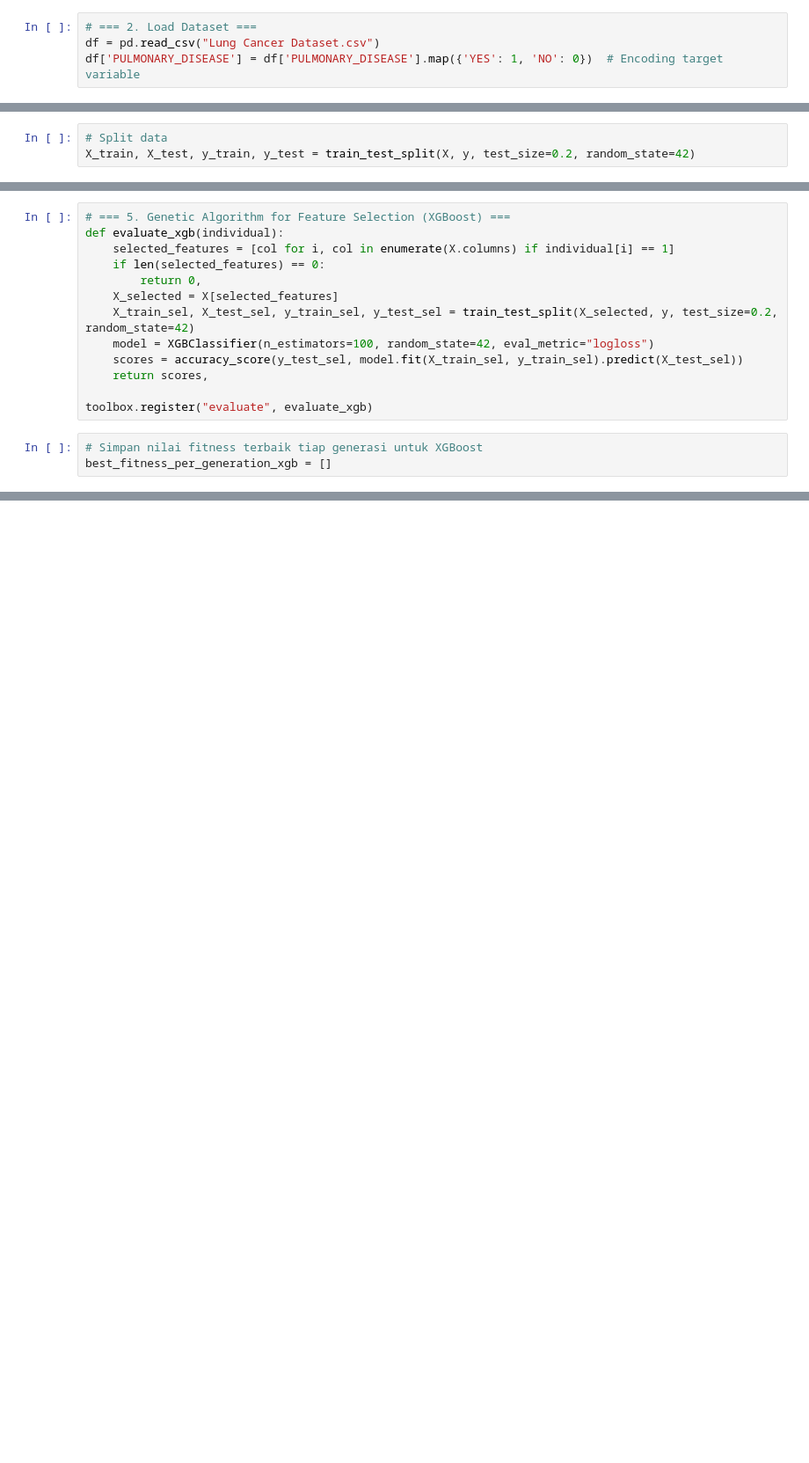
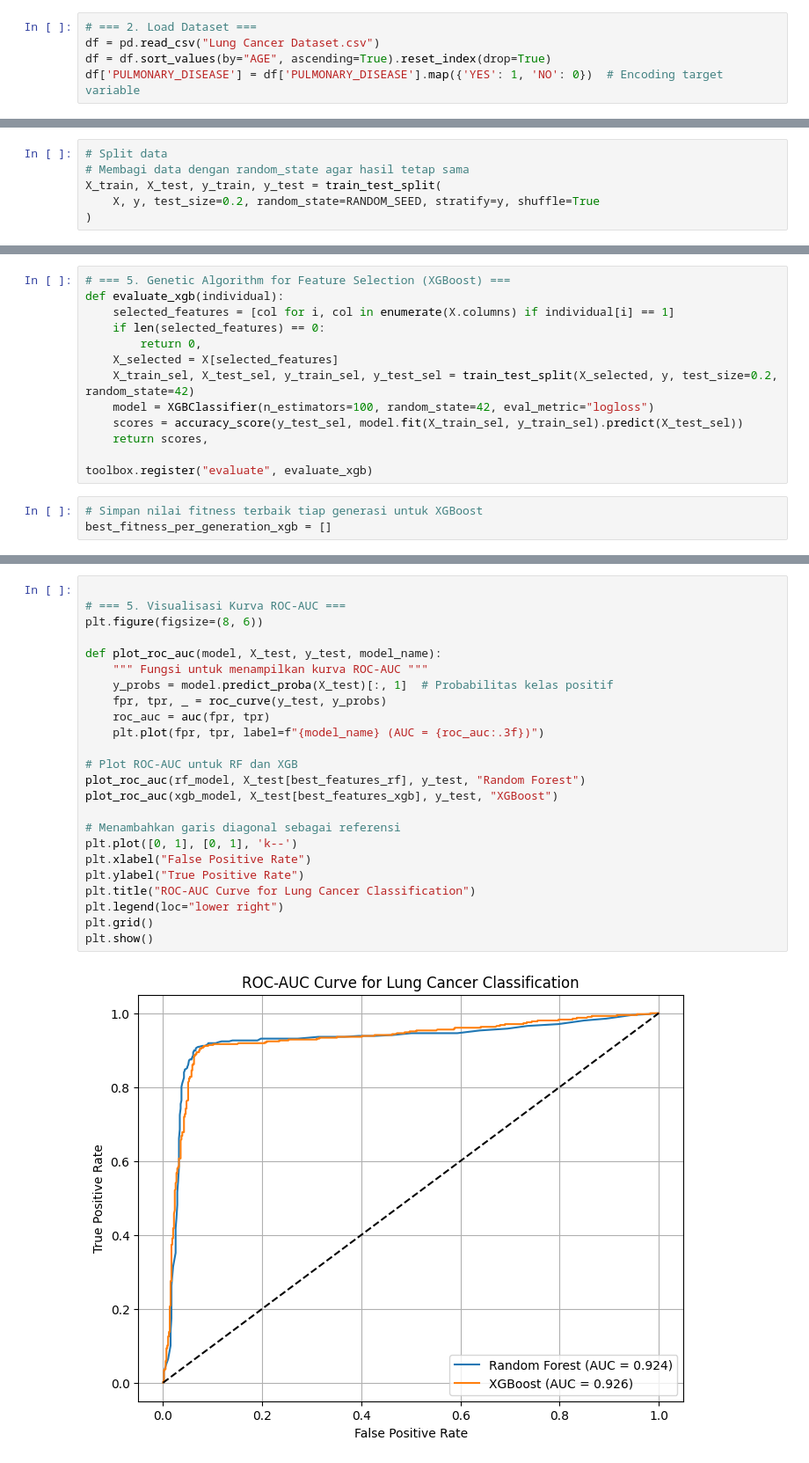
Before and after one commit to egabudiman/lung_cancer, a Jupyter notebook: lung_cancer_RF_XGBoost_best_Feature.ipynb, the cells around one changed output, grey strips where cells are left out. Shown: that part at 88% size. Cells and saved outputs as stored; diff of their text form; blank space fills up the shorter version.

```diff
--- a/lung_cancer_RF_XGBoost_best_Feature.ipynb
+++ b/lung_cancer_RF_XGBoost_best_Feature.ipynb
@@ -12,6 +32,7 @@ from deap import base, creator, tools, algorithms
 # %%
 # === 2. Load Dataset ===
 df = pd.read_csv("Lung Cancer Dataset.csv")
+df = df.sort_values(by="AGE", ascending=True).reset_index(drop=True)
 df['PULMONARY_DISEASE'] = df['PULMONARY_DISEASE'].map({'YES': 1, 'NO': 0})  # Encoding target variable
 # %%
 # Pisahkan fitur dan target
@@ -22,7 +43,10 @@ y = df['PULMONARY_DISEASE']
 X = pd.get_dummies(X)
 # %%
 # Split data
-X_train, X_test, y_train, y_test = train_test_split(X, y, test_size=0.2, random_state=42)
+# Membagi data dengan random_state agar hasil tetap sama
+X_train, X_test, y_train, y_test = train_test_split(
+    X, y, test_size=0.2, random_state=RANDOM_SEED, stratify=y, shuffle=True
+)
 # %%
 # === 3. Parameter Genetic Algorithm ===
 POPULATION_SIZE = 20  # Ukuran populasi
@@ -226,0 +283,26 @@ print(df_results)
+# %%
+
+# === 5. Visualisasi Kurva ROC-AUC ===
+plt.figure(figsize=(8, 6))
+
+def plot_roc_auc(model, X_test, y_test, model_name):
+    """ Fungsi untuk menampilkan kurva ROC-AUC """
+    y_probs = model.predict_proba(X_test)[:, 1]  # Probabilitas kelas positif
+    fpr, tpr, _ = roc_curve(y_test, y_probs)
+    roc_auc = auc(fpr, tpr)
+    plt.plot(fpr, tpr, label=f"{model_name} (AUC = {roc_auc:.3f})")
+
+# Plot ROC-AUC untuk RF dan XGB
+plot_roc_auc(rf_model, X_test[best_features_rf], y_test, "Random Forest")
+plot_roc_auc(xgb_model, X_test[best_features_xgb], y_test, "XGBoost")
+
+# Menambahkan garis diagonal sebagai referensi
+plt.plot([0, 1], [0, 1], 'k--')
+plt.xlabel("False Positive Rate")
+plt.ylabel("True Positive Rate")
+plt.title("ROC-AUC Curve for Lung Cancer Classification")
+plt.legend(loc="lower right")
+plt.grid()
+plt.show()
+# %% [output]
+[figure, added]
```
Also changed, not shown: parts of 11 cells of this notebook, 1 other file.
